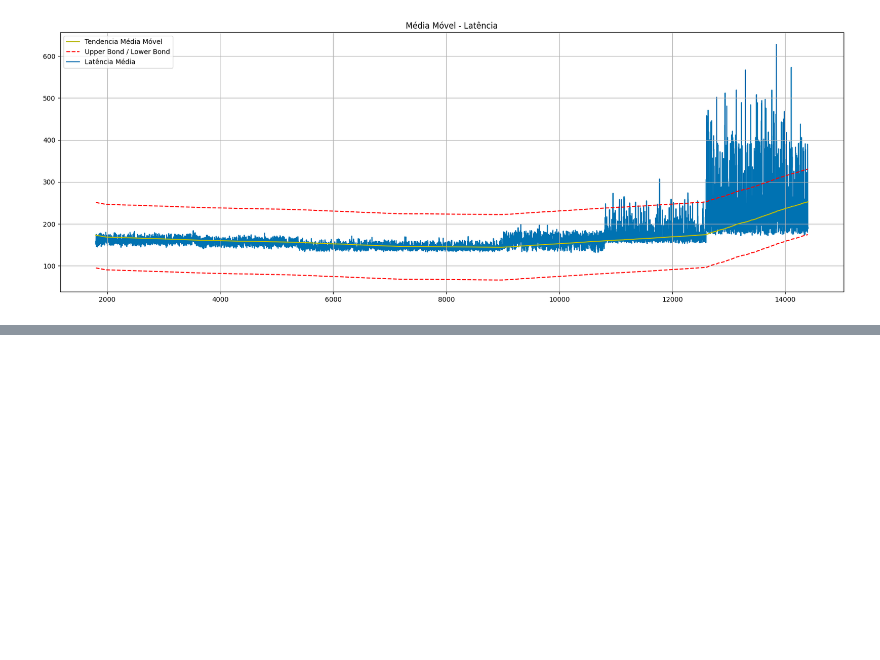
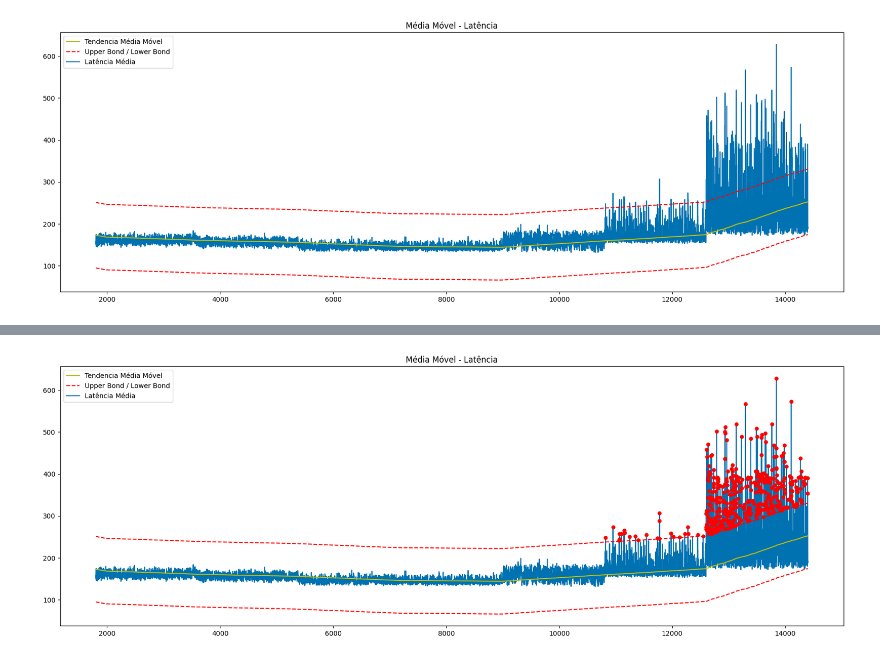
Before and after one commit to pserpaschiavo/svc-degradation-detection, a Jupyter notebook: python/notebooks/00_time_series_analisys.ipynb, the cells around one changed output, grey strips where cells are left out. Drawn from its saved outputs; the diff is of its cells as text; code cells hidden in the pictures; blank space fills up the shorter version.

```diff
--- a/python/notebooks/00_time_series_analisys.ipynb
+++ b/python/notebooks/00_time_series_analisys.ipynb
@@ -260 +270,5 @@ plotMovingAverage(dedicado, 1800, plot_intervals=True)
+# %%
+plotMovingAverage(dedicado, 1800, 14400, plot_intervals=True, plot_anomalies=True)
+# %% [output]
+[figure, added]
 # %%
```
Also changed, not shown: parts of 10 cells of this notebook, 4 other files.
